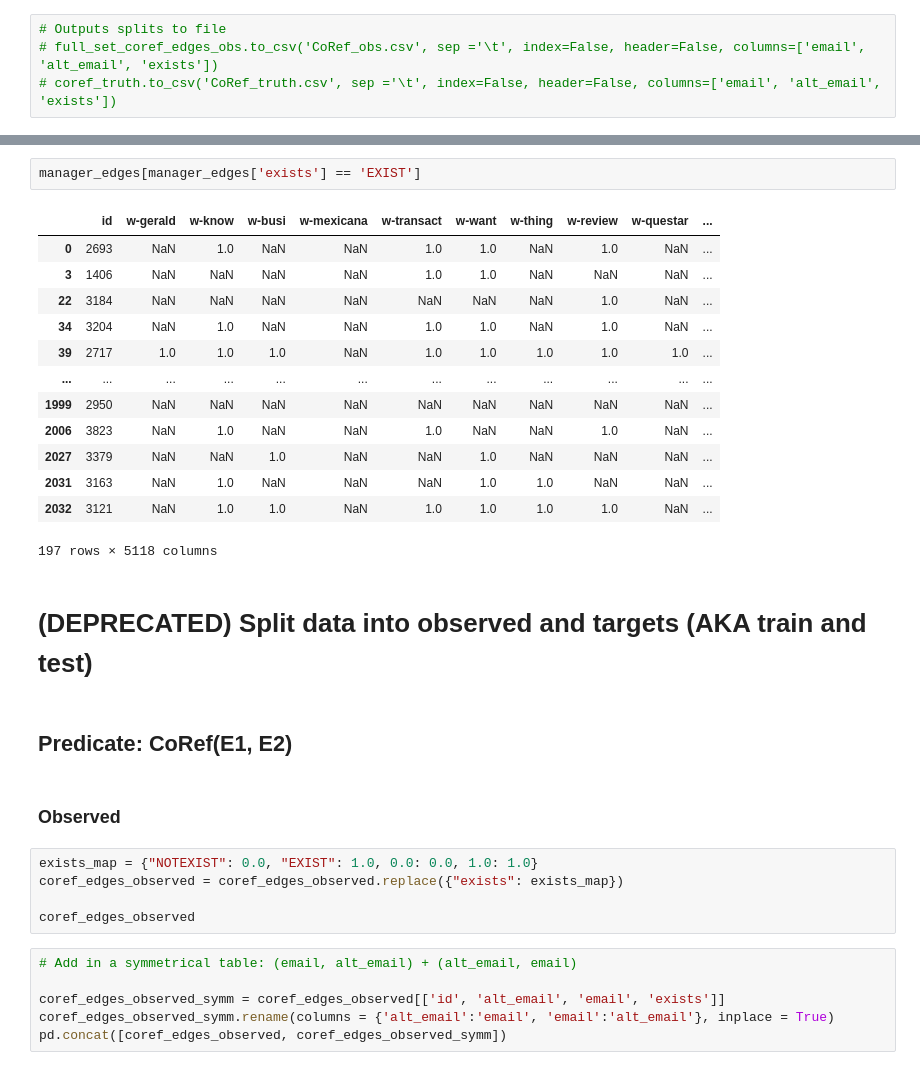
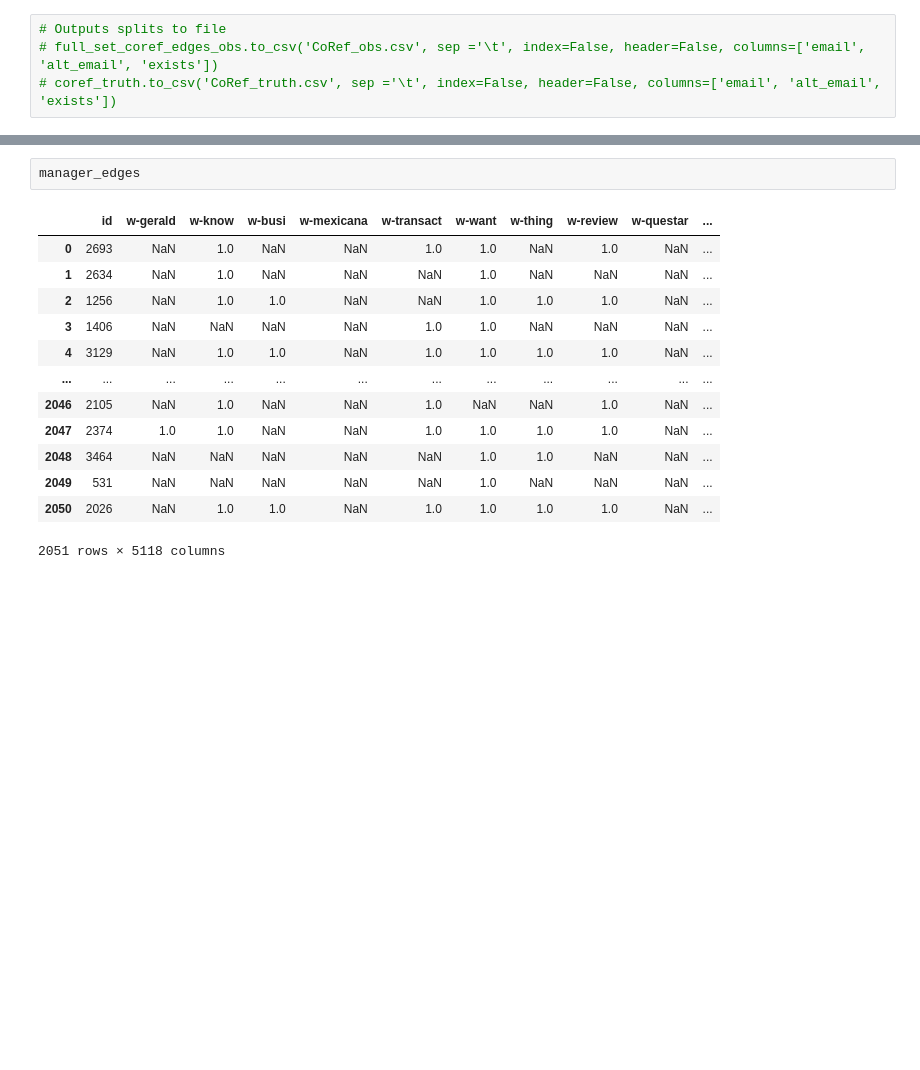
Before and after one commit to linqs/collective-graph-identification, a Jupyter notebook: scripts/Data Refactor.ipynb, the cells around one changed output, grey strips where cells are left out. Drawn from its saved outputs; the diff is of its cells as text; blank space fills up the shorter version.

```diff
--- a/scripts/Data Refactor.ipynb
+++ b/scripts/Data Refactor.ipynb
@@ -353,34 +355,17 @@ exists                object
 Length: 5118, dtype: object
 # %%
-manager_edges[manager_edges['exists'] == 'EXIST']
+manager_edges
 # %% [output]
 |  | id | w-gerald | w-know | w-busi | w-mexicana | w-transact | w-want | w-thing | w-review | w-questar | ... |
 | 0 | 2693 | NaN | 1.0 | NaN | NaN | 1.0 | 1.0 | NaN | 1.0 | NaN | ... |
+| 1 | 2634 | NaN | 1.0 | NaN | NaN | NaN | 1.0 | NaN | NaN | NaN | ... |
+| 2 | 1256 | NaN | 1.0 | 1.0 | NaN | NaN | 1.0 | 1.0 | 1.0 | NaN | ... |
 | 3 | 1406 | NaN | NaN | NaN | NaN | 1.0 | 1.0 | NaN | NaN | NaN | ... |
-| 22 | 3184 | NaN | NaN | NaN | NaN | NaN | NaN | NaN | 1.0 | NaN | ... |
-| 34 | 3204 | NaN | 1.0 | NaN | NaN | 1.0 | 1.0 | NaN | 1.0 | NaN | ... |
-| 39 | 2717 | 1.0 | 1.0 | 1.0 | NaN | 1.0 | 1.0 | 1.0 | 1.0 | 1.0 | ... |
+| 4 | 3129 | NaN | 1.0 | 1.0 | NaN | 1.0 | 1.0 | 1.0 | 1.0 | NaN | ... |
 | ... | ... | ... | ... | ... | ... | ... | ... | ... | ... | ... | ... |
-| 1999 | 2950 | NaN | NaN | NaN | NaN | NaN | NaN | NaN | NaN | NaN | ... |
-| 2006 | 3823 | NaN | 1.0 | NaN | NaN | 1.0 | NaN | NaN | 1.0 | NaN | ... |
-| 2027 | 3379 | NaN | NaN | 1.0 | NaN | NaN | 1.0 | NaN | NaN | NaN | ... |
-| 2031 | 3163 | NaN | 1.0 | NaN | NaN | NaN | 1.0 | 1.0 | NaN | NaN | ... |
-| 2032 | 3121 | NaN | 1.0 | 1.0 | NaN | 1.0 | 1.0 | 1.0 | 1.0 | NaN | ... |
+| 2046 | 2105 | NaN | 1.0 | NaN | NaN | 1.0 | NaN | NaN | 1.0 | NaN | ... |
+| 2047 | 2374 | 1.0 | 1.0 | NaN | NaN | 1.0 | 1.0 | 1.0 | 1.0 | NaN | ... |
+| 2048 | 3464 | NaN | NaN | NaN | NaN | NaN | 1.0 | 1.0 | NaN | NaN | ... |
+| 2049 | 531 | NaN | NaN | NaN | NaN | NaN | 1.0 | NaN | NaN | NaN | ... |
+| 2050 | 2026 | NaN | 1.0 | 1.0 | NaN | 1.0 | 1.0 | 1.0 | 1.0 | NaN | ... |
-197 rows × 5118 columns
+2051 rows × 5118 columns
-# %% [markdown]
-# (DEPRECATED) Split data into observed and targets (AKA train and test)
-# %% [markdown]
-## Predicate: CoRef(E1, E2)
-# %% [markdown]
-### Observed
-# %%
-exists_map = {"NOTEXIST": 0.0, "EXIST": 1.0, 0.0: 0.0, 1.0: 1.0}
-coref_edges_observed = coref_edges_observed.replace({"exists": exists_map})
-
-coref_edges_observed
-# %%
-# Add in a symmetrical table: (email, alt_email) + (alt_email, email)
-
-coref_edges_observed_symm = coref_edges_observed[['id', 'alt_email', 'email', 'exists']]
-coref_edges_observed_symm.rename(columns = {'alt_email':'email', 'email':'alt_email'}, inplace = True)
-pd.concat([coref_edges_observed, coref_edges_observed_symm])
```
Also changed, not shown: parts of 27 cells of this notebook.
